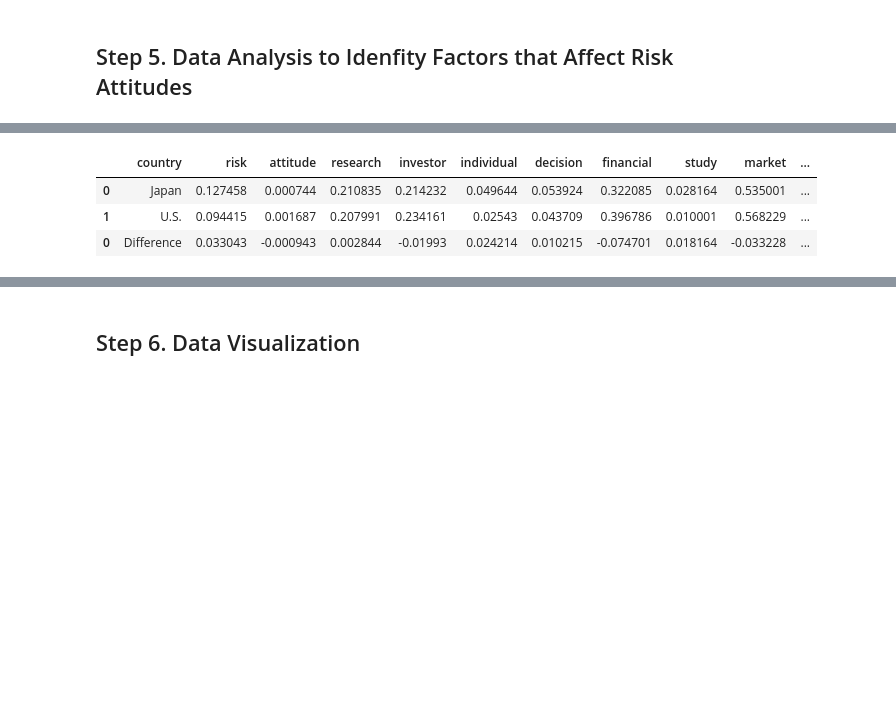
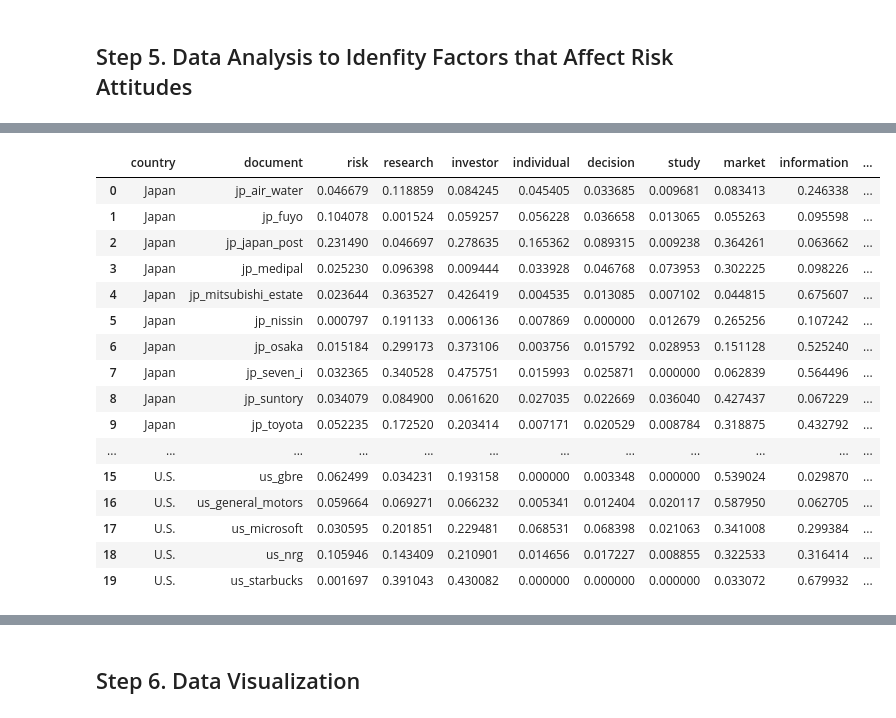
Before and after one commit to hiwan/Text_Analysis_Final_Project, a Jupyter notebook: project_text_analysis.ipynb, the cells around one changed output, grey strips where cells are left out. Saved outputs shown, nothing was run; the diff lists cells and outputs as text; code cells hidden in the pictures; blank space fills up the shorter version.

```diff
--- a/project_text_analysis.ipynb
+++ b/project_text_analysis.ipynb
@@ -269,6 +310,11 @@ def extract_text_from_rtf(file_path):
     return rtf_to_text(rtf_content)
 # %%
 import re
+
+# Split articles.
+def split_news_articles(text):
+    articles = re.split(r'Copyright', text)
+    return articles
 
 # Process text.
 def preprocess_text(text):
@@ -297,15 +343,19 @@ def lemmatize_tokens(tokens):
 
 # Create tokens for analysis.
 def create_tokens_for_analysis(text, words_list):
-    processed_text = preprocess_text(text)
-    tokens1 = tokenize_text(processed_text)
-    tokens2 = remove_stopwords(tokens1)
-    tokens3 = remove_specific_words(tokens2, words_list)
-    tokens4 = lemmatize_tokens(tokens3)
-    return tokens4
+    articles = split_news_articles(text)
+    all_tokens = []
+    for article in articles:
+        processed_text = preprocess_text(article)
+        tokens1 = tokenize_text(processed_text)
+        tokens2 = remove_stopwords(tokens1)
+        tokens3 = remove_specific_words(tokens2, words_list)
+        tokens4 = lemmatize_tokens(tokens3)
+        all_tokens.append(tokens4)
+    return all_tokens
 # %%
 # Pick up unrelated words.
-words_list = ['news', 'one', 'people', 'would', 'think', 'attitude']
+words_list = ['news', 'one', 'people', 'would', 'think', 'attitude', 'financial', 'farmer']
 # %%
 nltk.download('punkt_tab')
 # %% [output]
@@ -369,8 +419,13 @@ def get_document_topic_distribution(lda_model, dictionary, document_tokens):
     return topic_distribution
 # %%
 # Identify topics, log likelihood, and document topic distribution.
-lda_model, risk_topics, log_likelihood, dictionary, corpus = perform_topic_modeling(tokens_risk, num_topics=5, passes=15, num_words=10)
-document_topic_distribution = get_document_topic_distribution(lda_model, dictionary, tokens_risk)
+
+tokens_risk_all = []
+for list in tokens_risk:
+    tokens_risk_all.extend(list)
+
+lda_model, risk_topics, log_likelihood, dictionary, corpus = perform_topic_modeling(tokens_risk_all, num_topics=5, passes=15, num_words=10)
+document_topic_distribution = get_document_topic_distribution(lda_model, dictionary, tokens_risk_all)
 
 print("Topics:", risk_topics)
 print("Log Likelihood:", log_likelihood)
@@ -503,16 +516,25 @@ tfidf_df
-# %%
-# Show the average TF-IDF scores of each risk word by coountry and theri differences.
-grouped_tfidf_df = tfidf_df.groupby('country')[tfidf_df.columns[2:]].mean().reset_index()
-
-japan_row = grouped_tfidf_df.loc[grouped_tfidf_df['country'] == 'Japan'].iloc[0, 1:]
-us_row = grouped_tfidf_df.loc[grouped_tfidf_df['country'] == 'U.S.'].iloc[0, 1:]
-difference = japan_row - us_row
-difference['country'] = 'Difference'
-tfidf_country = pd.concat([grouped_tfidf_df, difference.to_frame().T])
-
-tfidf_country
-# %% [output]
-|  | country | risk | attitude | research | investor | individual | decision | financial | study | market | ... |
-| 0 | Japan | 0.127458 | 0.000744 | 0.210835 | 0.214232 | 0.049644 | 0.053924 | 0.322085 | 0.028164 | 0.535001 | ... |
-| 1 | U.S. | 0.094415 | 0.001687 | 0.207991 | 0.234161 | 0.02543 | 0.043709 | 0.396786 | 0.010001 | 0.568229 | ... |
-| 0 | Difference | 0.033043 | -0.000943 | 0.002844 | -0.01993 | 0.024214 | 0.010215 | -0.074701 | 0.018164 | -0.033228 | ... |
+# %%
+# Calculate the means of TF-IDF by company.
+tfidf_df_company = tfidf_df.groupby('document').mean().reset_index()
+
+tfidf_df_company.insert(0, 'country', tfidf_df_company['document'].apply(lambda x: 'U.S.' if x.startswith('us') else 'Japan' if x.startswith('jp') else 'Unknown'))
+
+tfidf_df_company
+# %% [output]
+|  | country | document | risk | research | investor | individual | decision | study | market | information | ... |
+| 0 | Japan | jp_air_water | 0.046679 | 0.118859 | 0.084245 | 0.045405 | 0.033685 | 0.009681 | 0.083413 | 0.246338 | ... |
+| 1 | Japan | jp_fuyo | 0.104078 | 0.001524 | 0.059257 | 0.056228 | 0.036658 | 0.013065 | 0.055263 | 0.095598 | ... |
+| 2 | Japan | jp_japan_post | 0.231490 | 0.046697 | 0.278635 | 0.165362 | 0.089315 | 0.009238 | 0.364261 | 0.063662 | ... |
+| 3 | Japan | jp_medipal | 0.025230 | 0.096398 | 0.009444 | 0.033928 | 0.046768 | 0.073953 | 0.302225 | 0.098226 | ... |
+| 4 | Japan | jp_mitsubishi_estate | 0.023644 | 0.363527 | 0.426419 | 0.004535 | 0.013085 | 0.007102 | 0.044815 | 0.675607 | ... |
+| 5 | Japan | jp_nissin | 0.000797 | 0.191133 | 0.006136 | 0.007869 | 0.000000 | 0.012679 | 0.265256 | 0.107242 | ... |
+| 6 | Japan | jp_osaka | 0.015184 | 0.299173 | 0.373106 | 0.003756 | 0.015792 | 0.028953 | 0.151128 | 0.525240 | ... |
+| 7 | Japan | jp_seven_i | 0.032365 | 0.340528 | 0.475751 | 0.015993 | 0.025871 | 0.000000 | 0.062839 | 0.564496 | ... |
+| 8 | Japan | jp_suntory | 0.034079 | 0.084900 | 0.061620 | 0.027035 | 0.022669 | 0.036040 | 0.427437 | 0.067229 | ... |
+| 9 | Japan | jp_toyota | 0.052235 | 0.172520 | 0.203414 | 0.007171 | 0.020529 | 0.008784 | 0.318875 | 0.432792 | ... |
+| ... | ... | ... | ... | ... | ... | ... | ... | ... | ... | ... | ... |
+| 15 | U.S. | us_gbre | 0.062499 | 0.034231 | 0.193158 | 0.000000 | 0.003348 | 0.000000 | 0.539024 | 0.029870 | ... |
+| 16 | U.S. | us_general_motors | 0.059664 | 0.069271 | 0.066232 | 0.005341 | 0.012404 | 0.020117 | 0.587950 | 0.062705 | ... |
+| 17 | U.S. | us_microsoft | 0.030595 | 0.201851 | 0.229481 | 0.068531 | 0.068398 | 0.021063 | 0.341008 | 0.299384 | ... |
+| 18 | U.S. | us_nrg | 0.105946 | 0.143409 | 0.210901 | 0.014656 | 0.017227 | 0.008855 | 0.322533 | 0.316414 | ... |
+| 19 | U.S. | us_starbucks | 0.001697 | 0.391043 | 0.430082 | 0.000000 | 0.000000 | 0.000000 | 0.033072 | 0.679932 | ... |
```
Also changed, not shown: parts of 39 cells of this notebook.
